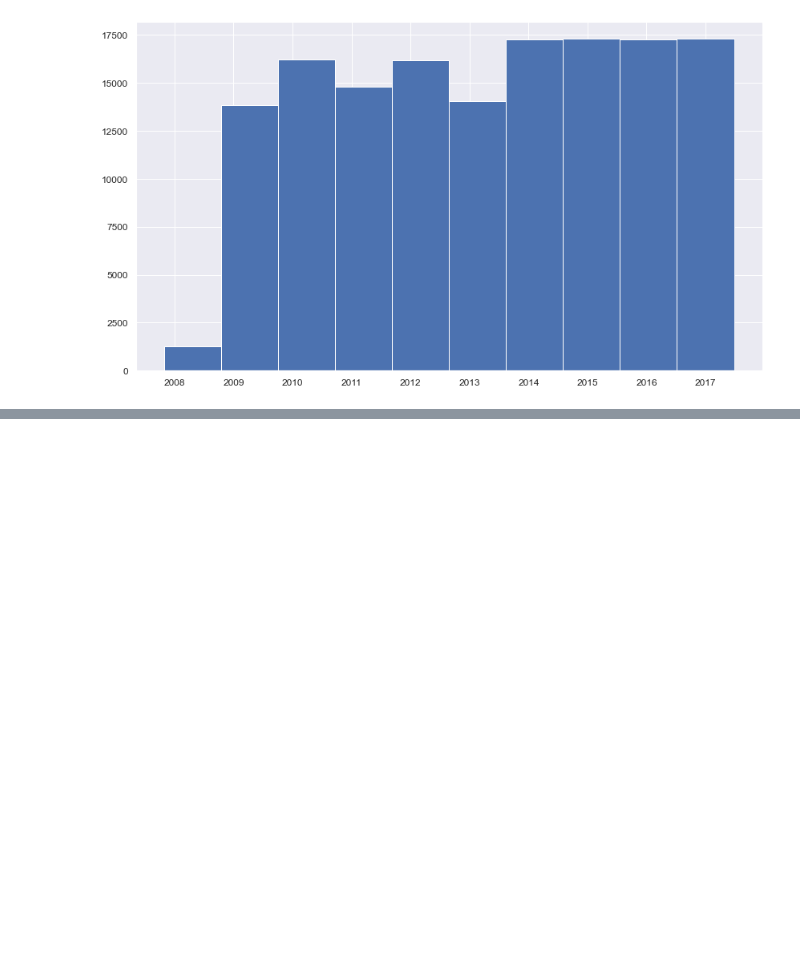
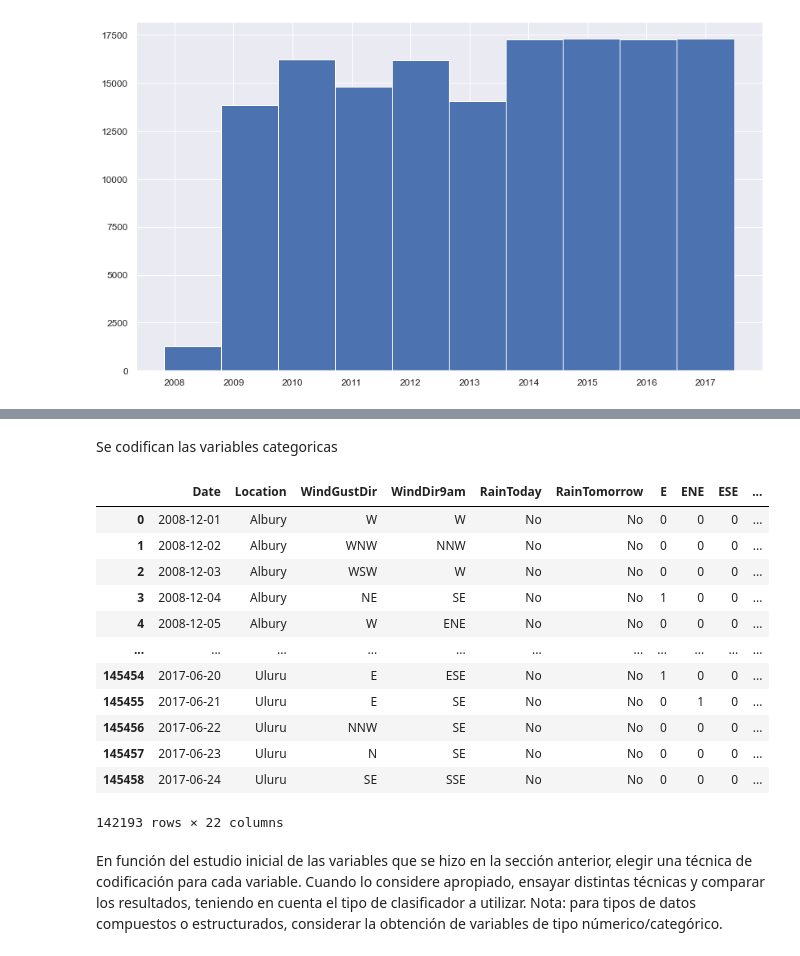
Before and after one commit to GonzaloRomeroR/CEIA, a Jupyter notebook: intro_ia/TP/TP.ipynb, the cells around one changed output, grey strips where cells are left out. Saved outputs shown, nothing was run; the diff lists cells and outputs as text; code cells hidden in the pictures; blank space fills up the shorter version.

```diff
--- a/intro_ia/TP/TP.ipynb
+++ b/intro_ia/TP/TP.ipynb
@@ -229,0 +309,11 @@ fig = pd.to_datetime(X_categorical["Date"]).hist(xlabelsize=12, ylabelsize=12,fi
+# %%
+# Se eliminan las columnas con NaNs mayores a 15%
+max_nans = 15
+nan_percentage = weather.isna().sum() / weather.shape[0] * 100
+drop_columns = nan_percentage[nan_percentage > max_nans].to_frame()
+print("Columns to drop:")
+print(list(drop_columns.index))
+weather = weather.drop(list(drop_columns.index), axis=1).copy()
+
+print("Remaining columns:")
+print(weather.columns)
@@ -229,0 +329,10 @@ fig = pd.to_datetime(X_categorical["Date"]).hist(xlabelsize=12, ylabelsize=12,fi
+# %%
+# Limpieza de registros que no tienen label
+print(len(weather))
+weather = weather[weather['RainTomorrow'].isna() == False]
+print(len(weather))
+
+# Separación en features y labels
+print("weather shape:", weather.shape)
+print("X shape:", X.shape)
+print("Y shape:", Y.shape)
@@ -229,0 +386,6 @@ fig = pd.to_datetime(X_categorical["Date"]).hist(xlabelsize=12, ylabelsize=12,fi
+# %%
+weather_categorical = weather.select_dtypes(include=["object"])
+# Se imputa por moda
+weather_cat_mode = fill_category_mode(weather_categorical)
+# Se imputa con una columan MISSING
+weather_cat_missing = fill_category_missing(weather_categorical)
@@ -229,0 +425,28 @@ fig = pd.to_datetime(X_categorical["Date"]).hist(xlabelsize=12, ylabelsize=12,fi
+# %% [markdown]
+Se codifican las variables categoricas
+# %%
+def one_hot_encoding(df, column_name):
+    one_hot = pd.get_dummies(df[column_name])
+    df = df.drop(column_name, axis=1)
+    return df.join(one_hot)
+# %%
+for column in weather_categorical.columns:
+    if column in "WindDir3pm":
+        df = one_hot_encoding(weather_categorical, "WindDir3pm")
+df
+# %% [output]
+|  | Date | Location | WindGustDir | WindDir9am | RainToday | RainTomorrow | E | ENE | ESE | ... |
+| 0 | 2008-12-01 | Albury | W | W | No | No | 0 | 0 | 0 | ... |
+| 1 | 2008-12-02 | Albury | WNW | NNW | No | No | 0 | 0 | 0 | ... |
+| 2 | 2008-12-03 | Albury | WSW | W | No | No | 0 | 0 | 0 | ... |
+| 3 | 2008-12-04 | Albury | NE | SE | No | No | 1 | 0 | 0 | ... |
+| 4 | 2008-12-05 | Albury | W | ENE | No | No | 0 | 0 | 0 | ... |
+| ... | ... | ... | ... | ... | ... | ... | ... | ... | ... | ... |
+| 145454 | 2017-06-20 | Uluru | E | ESE | No | No | 1 | 0 | 0 | ... |
+| 145455 | 2017-06-21 | Uluru | E | SE | No | No | 0 | 1 | 0 | ... |
+| 145456 | 2017-06-22 | Uluru | NNW | SE | No | No | 0 | 0 | 0 | ... |
+| 145457 | 2017-06-23 | Uluru | N | SE | No | No | 0 | 0 | 0 | ... |
+| 145458 | 2017-06-24 | Uluru | SE | SSE | No | No | 0 | 0 | 0 | ... |
+142193 rows × 22 columns
+# %% [markdown]
+En función del estudio inicial de las variables que se hizo en la sección anterior, elegir una técnica de codificación para cada variable. Cuando lo considere apropiado, ensayar distintas técnicas y comparar los resultados, teniendo en cuenta el tipo de clasificador a utilizar. Nota: para tipos de datos compuestos o estructurados, considerar la obtención de variables de tipo númerico/categórico.
```
Also changed, not shown: parts of 23 cells of this notebook.
